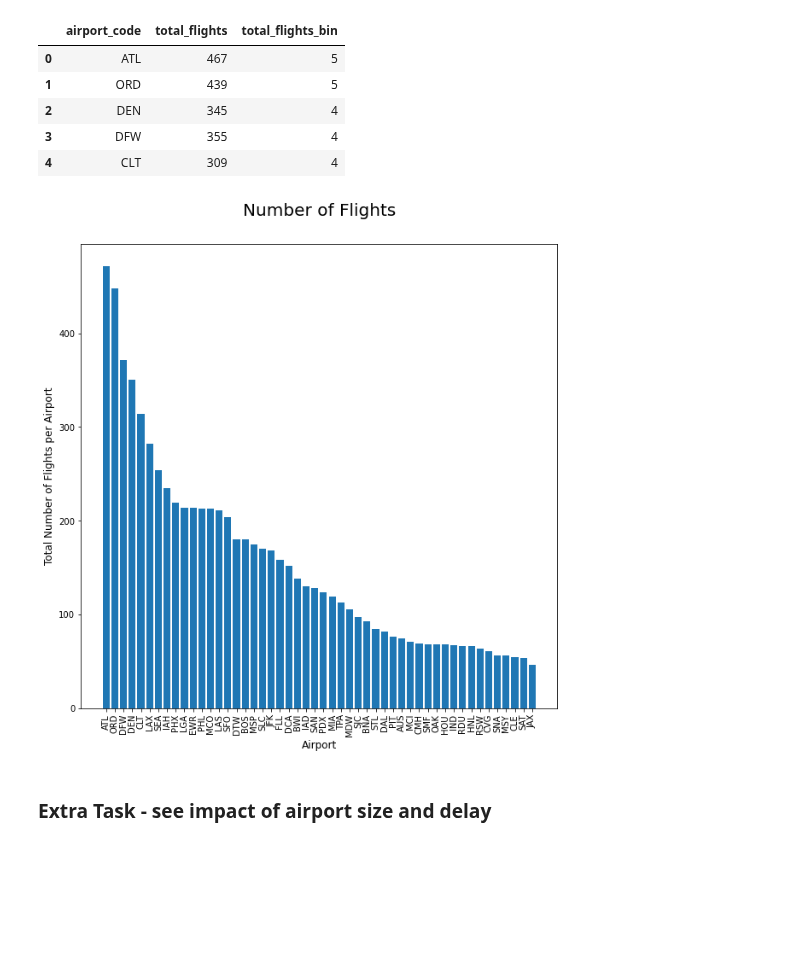
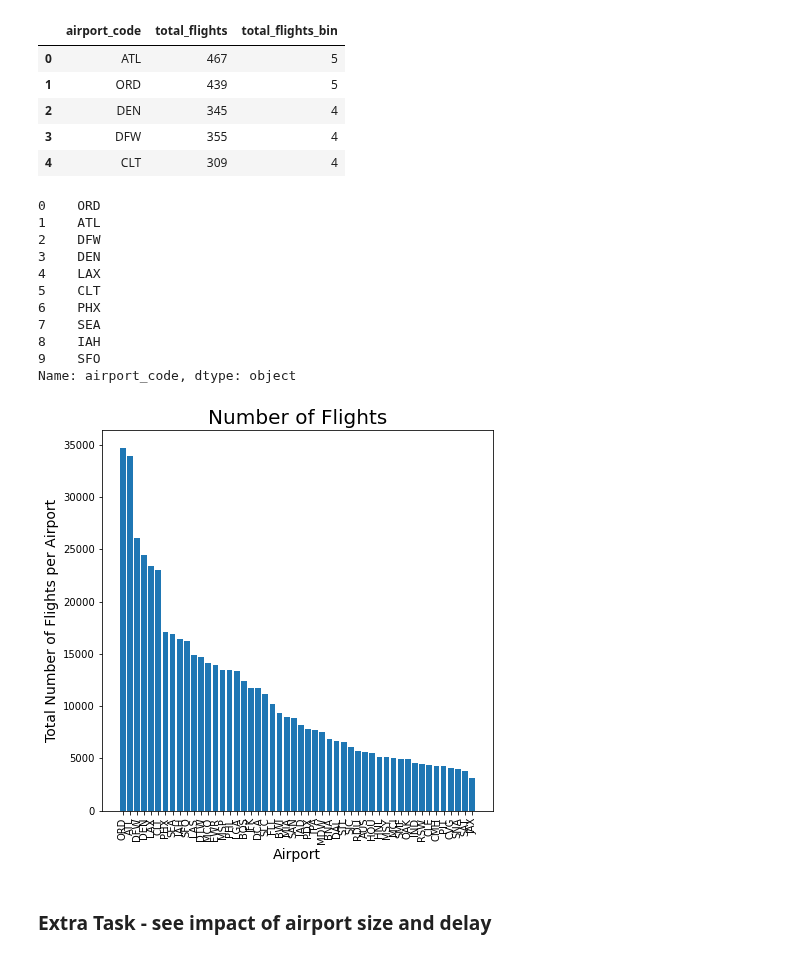
Before and after one commit to jackycwwang/lighthouse_lab_midterm_project, a Jupyter notebook: src/1.1-exploratory_analysis.ipynb, the cells around one changed output. Drawn from its saved outputs; the diff is of its cells as text; code cells hidden in the pictures; blank space fills up the shorter version.

```diff
--- a/src/1.1-exploratory_analysis.ipynb
+++ b/src/1.1-exploratory_analysis.ipynb
@@ -606,13 +593,13 @@ and long haul is binomially split - which all make sense intuitively.
 #### **Task 9**: Find the top 10 the bussiest airports. Does the biggest number of flights mean that the biggest number of passengers went through the particular airport? How much traffic do these 10 airports cover?
 # %%
 # CALCULATE FLIGHT COUNTS PER AIRPORTS
-airport_count_orig = df[['origin', 'index']].groupby('origin', as_index=False).count().sort_values(by='index', ascending = False)
-airport_count_dest = df[['dest', 'index']].groupby('dest', as_index=False).count().sort_values(by='index')
+airport_count_orig = df[['origin', 'fl_date']].groupby('origin', as_index=False).count().sort_values(by='fl_date', ascending = False)
+airport_count_dest = df[['dest', 'fl_date']].groupby('dest', as_index=False).count().sort_values(by='fl_date')
 airport_count= airport_count_orig.merge(airport_count_dest, left_on='origin', right_on='dest')
 airport_count
-airport_count['total_flights'] = airport_count['index_x']+airport_count['index_y']
+airport_count['total_flights'] = airport_count['fl_date_x']+airport_count['fl_date_y']
 airport_count.rename(columns = {'origin': 'airport_code'}, inplace=True)
-airport_count.drop(['index_x', 'dest', 'index_y'], axis=1, inplace=True)
+airport_count.drop(['fl_date_x', 'dest', 'fl_date_y'], axis=1, inplace=True)
 airport_count.head()
 # %% [output]
 |  | airport_code | total_flights |
@@ -640,6 +644,7 @@ top_airport_counts
 # %%
-# GET AIRPORTS FOR ML
-keys = top_airport_counts.air
+# get airport list for feature engineering
+
+keys = top_airport_counts.airport_code
 values = range(10,0,-1)
 data = dict(zip(keys, values))
 data
@@ -705,27 +721,41 @@ merge_airport_count.rename(columns={'origin': 'dest'}, inplace=True)
 merge_airport_count.rename(columns={'origin_total_flights_bin': 'dest_total_flights_bin'}, inplace=True)
 df = df.merge(merge_airport_count, on='dest')
 df.drop(columns='total_flights', axis=1, inplace=True)
+# %%
+top_airport_counts.airport_code
+# %% [output]
+0    ORD
+1    ATL
+2    DFW
+3    DEN
+4    LAX
+5    CLT
+6    PHX
+7    SEA
+8    IAH
+9    SFO
+Name: airport_code, dtype: object
 # %%
-# PLOT AIRPORT FLIGHT VOLUME
+# plot airport flight volme
 
 import matplotlib.pyplot as plt
-
+top_airport_counts = airport_count.sort_values(by='total_flights', ascending=False).head(50)
 x = top_airport_counts.airport_code
 
 y = top_airport_counts.total_flights
 
-fig, ax = plt.subplots( figsize = (10,10))
+fig, ax = plt.subplots( figsize = (7,7))
 
 ax.bar(x,y)
-ax.set_ylabel('Total Number of Flights per Airport', fontsize=12)
-ax.set_xlabel('Airport', fontsize=12)
-ax.set_title('Number of Flights', fontsize=20, y=1.05)
+ax.set_ylabel('Total Number of Flights per Airport', fontsize=14)
+ax.set_xlabel('Airport', fontsize=14)
+ax.set_title('Number of Flights', fontsize=20, y=1)
 plt.xticks(rotation=90)
 plt.show()
 
 # Can split into 6 teirs as well or qcut
 # %% [output]
-[figure, old version]
+[figure, new version]
 # %% [markdown]
 ### Extra Task - see impact of airport size and delay
 # %%
```
Also changed, not shown: parts of 50 cells of this notebook, 3 other files.
